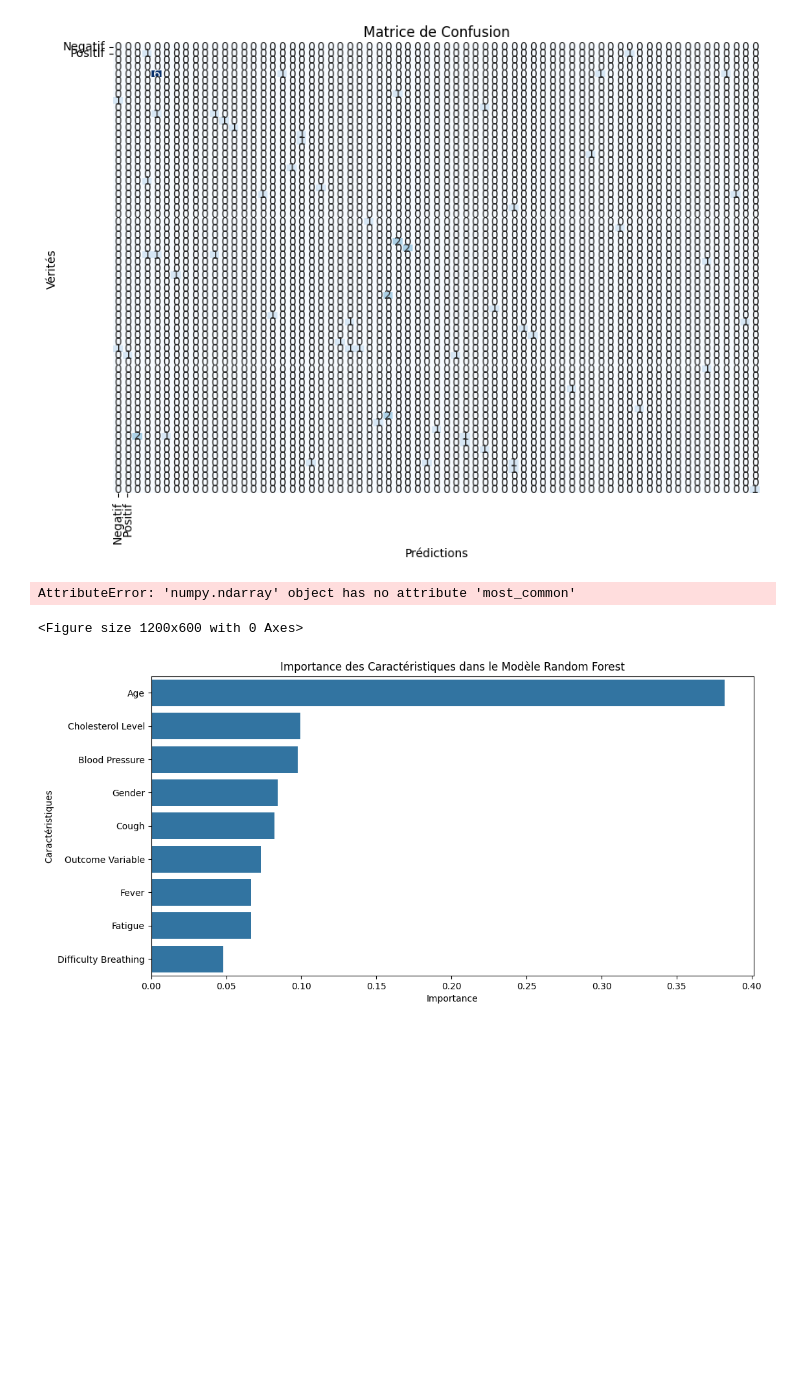
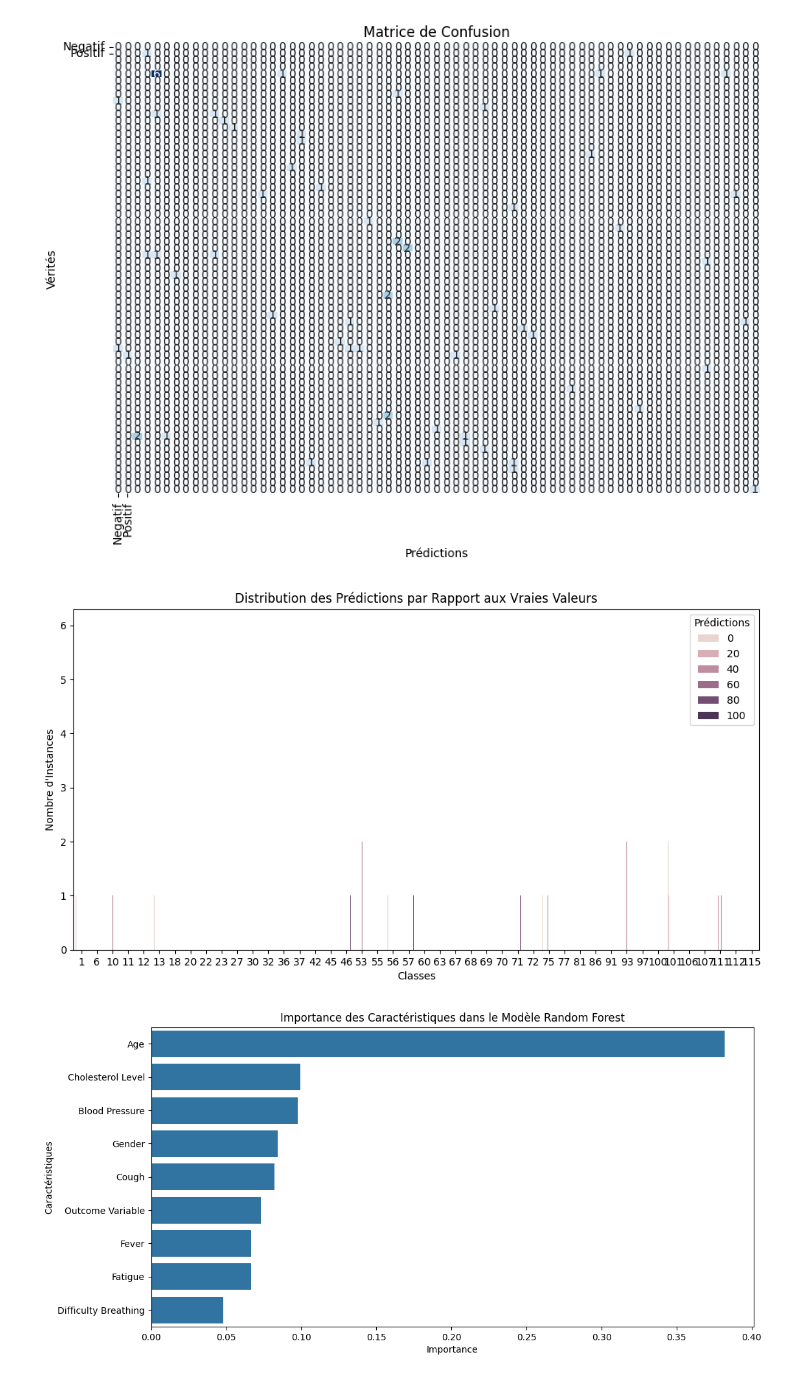
Before and after one commit to Francoistlb/tpmedicale, a Jupyter notebook: tpmedicale.ipynb, the cells around one changed output. Drawn from its saved outputs; the diff is of its cells as text; code cells hidden in the pictures; blank space fills up the shorter version.

```diff
--- a/tpmedicale.ipynb
+++ b/tpmedicale.ipynb
@@ -279,17 +281,18 @@ plt.show()
 # %% [output]
 [figure]
 # %%
+results_df = pd.DataFrame({'Vraies Valeurs': y_test, 'Prédictions': y_pred})
+
+# Tracer la distribution
 plt.figure(figsize=(12, 6))
-sns.countplot(data=pd.DataFrame({'Vraies Valeurs': y_test, 'Prédictions': y_pred.most_common}),
-            x='Vraies Valeurs', hue='Prédictions')
+sns.countplot(data=results_df, x='Vraies Valeurs', hue='Prédictions')
 plt.title("Distribution des Prédictions par Rapport aux Vraies Valeurs")
 plt.xlabel("Classes")
 plt.ylabel("Nombre d'Instances")
 plt.legend(title='Prédictions', loc='upper right')
 plt.show()
 # %% [output]
-AttributeError: 'numpy.ndarray' object has no attribute 'most_common'
-<Figure size 1200x600 with 0 Axes>
+[figure, added]
 # %%
 # Importance des caractéristiques
 importances = best_model.feature_importances_
```
Also changed, not shown: parts of 5 cells of this notebook.
